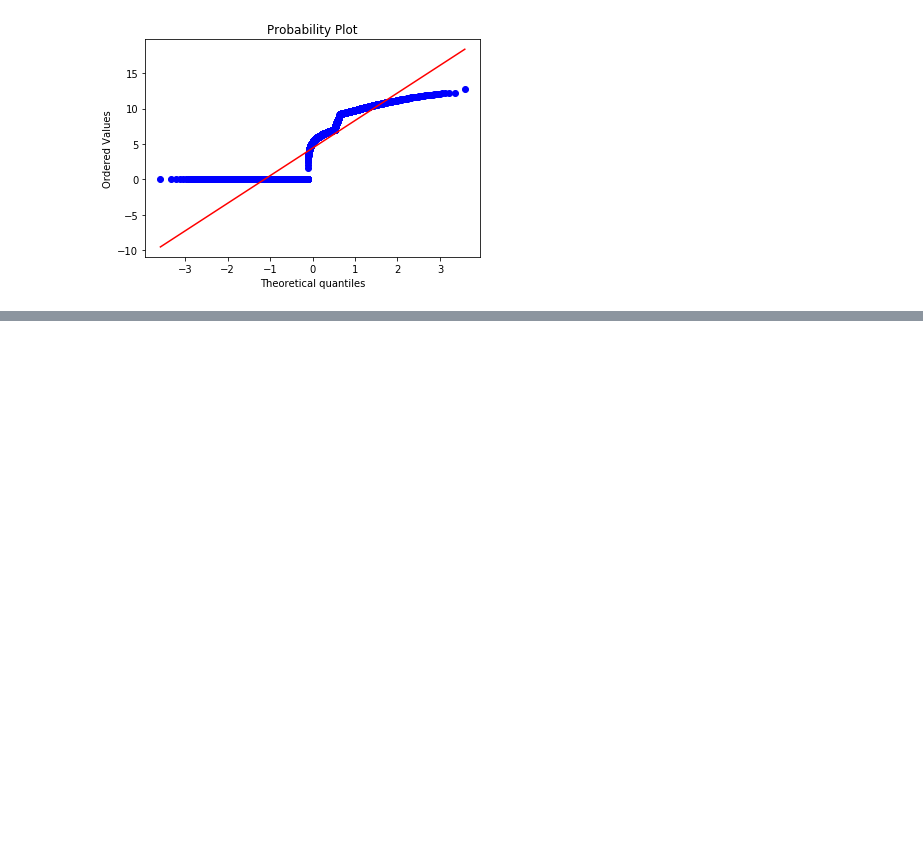
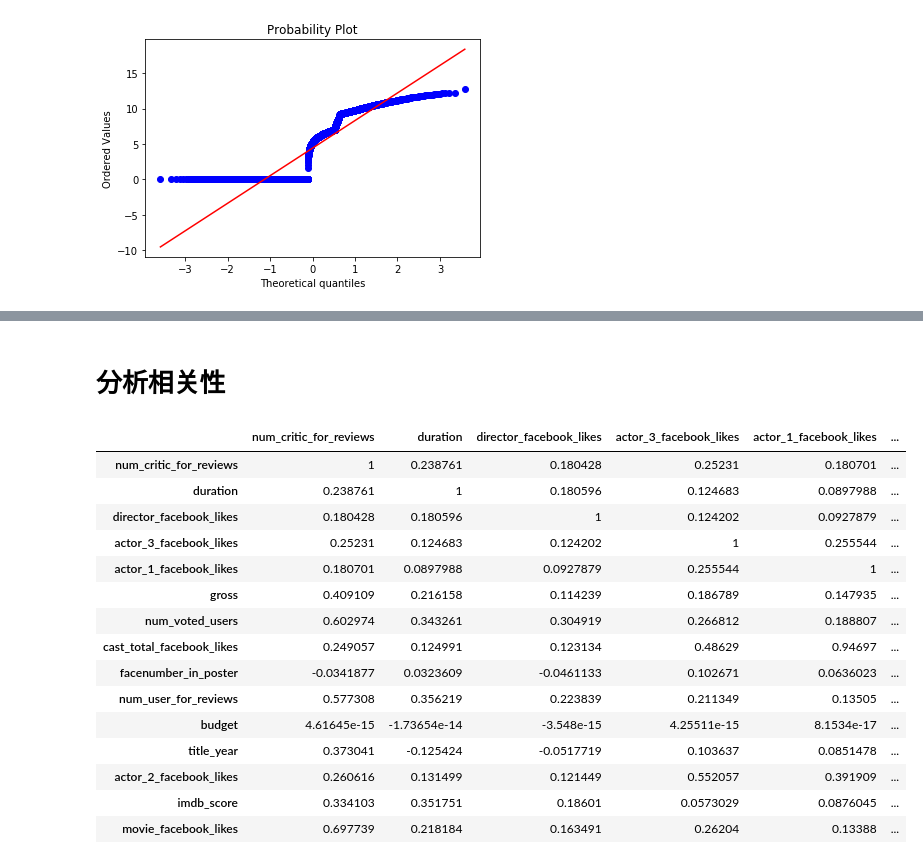
Before and after one commit to yuyi-7/Design-for-course, a Jupyter notebook: movie/movie.ipynb, the cells around one changed output, grey strips where cells are left out. Saved outputs shown, nothing was run; the diff lists cells and outputs as text; code cells hidden in the pictures; blank space fills up the shorter version.

```diff
--- a/movie/movie.ipynb
+++ b/movie/movie.ipynb
@@ -624,0 +706,22 @@ plot_norm(data_.movie_facebook_likes.apply(lambda x:np.log1p(x)))
+# %% [markdown]
+# 分析相关性
+# %%
+cor = data_.corr(method='pearson')
+cor.style.background_gradient()
+# %% [output]
+|  | num_critic_for_reviews | duration | director_facebook_likes | actor_3_facebook_likes | actor_1_facebook_likes | ... |
+| num_critic_for_reviews | 1 | 0.238761 | 0.180428 | 0.25231 | 0.180701 | ... |
+| duration | 0.238761 | 1 | 0.180596 | 0.124683 | 0.0897988 | ... |
+| director_facebook_likes | 0.180428 | 0.180596 | 1 | 0.124202 | 0.0927879 | ... |
+| actor_3_facebook_likes | 0.25231 | 0.124683 | 0.124202 | 1 | 0.255544 | ... |
+| actor_1_facebook_likes | 0.180701 | 0.0897988 | 0.0927879 | 0.255544 | 1 | ... |
+| gross | 0.409109 | 0.216158 | 0.114239 | 0.186789 | 0.147935 | ... |
+| num_voted_users | 0.602974 | 0.343261 | 0.304919 | 0.266812 | 0.188807 | ... |
+| cast_total_facebook_likes | 0.249057 | 0.124991 | 0.123134 | 0.48629 | 0.94697 | ... |
+| facenumber_in_poster | -0.0341877 | 0.0323609 | -0.0461133 | 0.102671 | 0.0636023 | ... |
+| num_user_for_reviews | 0.577308 | 0.356219 | 0.223839 | 0.211349 | 0.13505 | ... |
+| budget | 4.61645e-15 | -1.73654e-14 | -3.548e-15 | 4.25511e-15 | 8.1534e-17 | ... |
+| title_year | 0.373041 | -0.125424 | -0.0517719 | 0.103637 | 0.0851478 | ... |
+| actor_2_facebook_likes | 0.260616 | 0.131499 | 0.121449 | 0.552057 | 0.391909 | ... |
+| imdb_score | 0.334103 | 0.351751 | 0.18601 | 0.0573029 | 0.0876045 | ... |
+| movie_facebook_likes | 0.697739 | 0.218184 | 0.163491 | 0.26204 | 0.13388 | ... |
```
Also changed, not shown: parts of 63 cells of this notebook.
